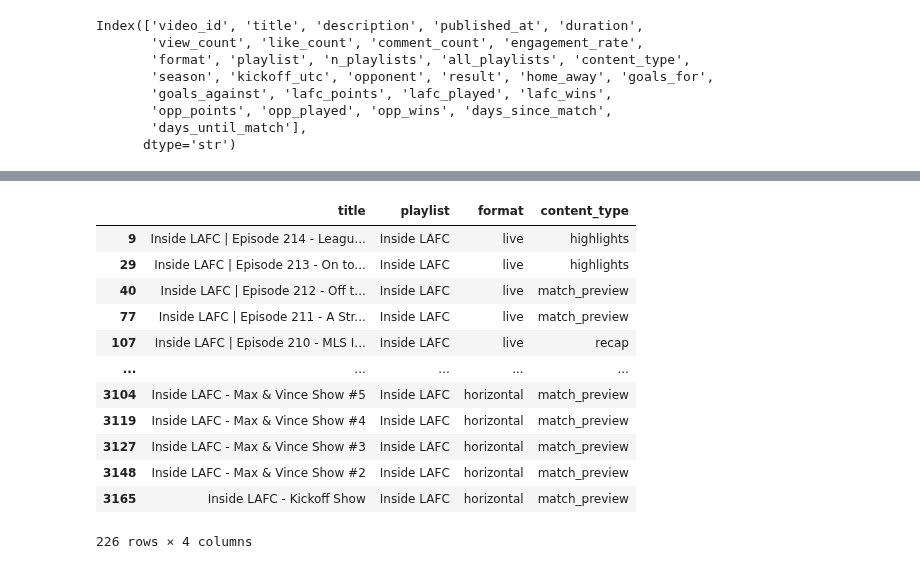
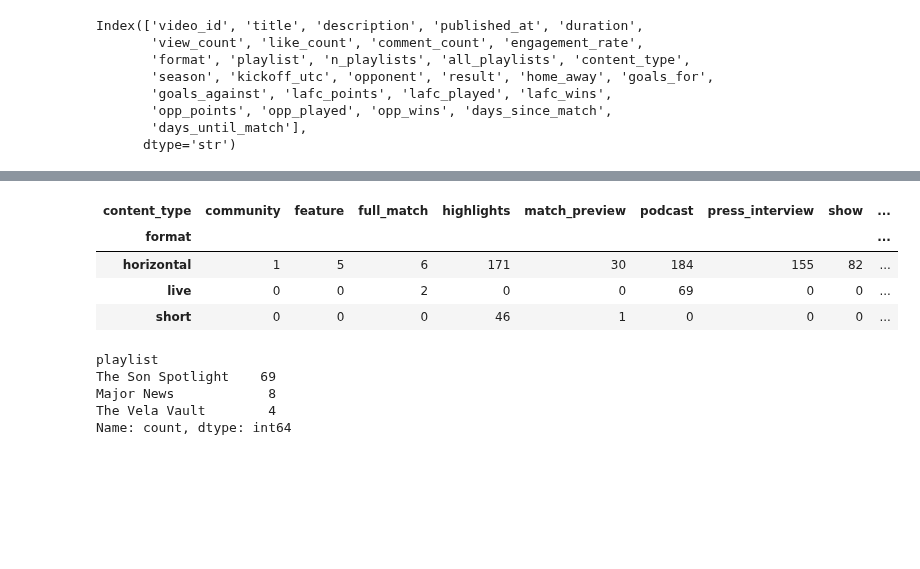
Before and after one commit to great-wave/lafc_content, a Jupyter notebook: notebooks/exploration.ipynb, the cells around one changed output, grey strips where cells are left out. Cells and saved outputs as stored; diff of their text form; code cells hidden in the pictures; blank space fills up the shorter version.

```diff
--- a/notebooks/exploration.ipynb
+++ b/notebooks/exploration.ipynb
@@ -94,15 +105,17 @@ horizontal    1518.0
 Name: view_count, dtype: float64
 # %%
-order = df.groupby('format')['view_count'].median().sort_values(ascending=False).index.tolist()
-n = df['format'].value_counts()
+df['playback_type'] = np.where(df['format'] == 'short', 'short', 'horizontal+live')
+
+order = ['short', 'horizontal+live']
+n = df['playback_type'].value_counts()
 
 fig = px.box(
-    df, x='format', y='view_count',
+    df, x='playback_type', y='view_count',
     log_y=True,
-    color='format',
-    category_orders={'format': order},
-    title='View Count by Format',
-    labels={'format': '', 'view_count': 'View Count'},
+    color='playback_type',
+    category_orders={'playback_type': order},
+    title='View Count by Playback Type - Short vs. Horizontal+Live',
+    labels={'playback_type': '', 'view_count': 'View Count'},
 )
 
 fig.update_traces(marker=dict(opacity=0.3, size=4), jitter=0.4)
@@ -132,18 +133,0 @@ Index(['video_id', 'title', 'description', 'published_at', 'duration',
-# %%
-inside_lafc_df = df[df['playlist'] == 'Inside LAFC'].copy()
-slice = inside_lafc_df[['title', 'playlist', 'format', 'content_type']]
-slice
-# %% [output]
-|  | title | playlist | format | content_type |
-| 9 | Inside LAFC | Episode 214 - Leagu... | Inside LAFC | live | highlights |
-| 29 | Inside LAFC | Episode 213 - On to... | Inside LAFC | live | highlights |
-| 40 | Inside LAFC | Episode 212 - Off t... | Inside LAFC | live | match_preview |
-| 77 | Inside LAFC | Episode 211 - A Str... | Inside LAFC | live | match_preview |
-| 107 | Inside LAFC | Episode 210 - MLS I... | Inside LAFC | live | recap |
-| ... | ... | ... | ... | ... |
-| 3104 | Inside LAFC - Max & Vince Show #5 | Inside LAFC | horizontal | match_preview |
-| 3119 | Inside LAFC - Max & Vince Show #4 | Inside LAFC | horizontal | match_preview |
-| 3127 | Inside LAFC - Max & Vince Show #3 | Inside LAFC | horizontal | match_preview |
-| 3148 | Inside LAFC - Max & Vince Show #2 | Inside LAFC | horizontal | match_preview |
-| 3165 | Inside LAFC - Kickoff Show | Inside LAFC | horizontal | match_preview |
-226 rows × 4 columns
@@ -150 +157,10 @@ slice
+# %%
+thing = pd.crosstab(df['format'], df['content_type'])
+thing
+# %% [output]
+| content_type | community | feature | full_match | highlights | match_preview | podcast | press_interview | show | ... |
+| format |  |  |  |  |  |  |  |  | ... |
+| horizontal | 1 | 5 | 6 | 171 | 30 | 184 | 155 | 82 | ... |
+| live | 0 | 0 | 2 | 0 | 0 | 69 | 0 | 0 | ... |
+| short | 0 | 0 | 0 | 46 | 1 | 0 | 0 | 0 | ... |
 # %%
@@ -172,12 +186,15 @@ fig.update_yaxes(
 
 fig.show()
 # %%
-fig = px.histogram(
-    df, x='engagement_rate',
-    nbins=80,
-    title= 'Engagement rate per video'
-    )
-fig.show()
+unclassified_df = df[df['content_type'] == 'unclassified'].copy()
+unclassified_df[['title', 'format', 'playback_type', 'content_type', 'playlist']].sample(30)
+unclassified_df['playlist'].value_counts()
+# %% [output]
+playlist
+The Son Spotlight    69
+Major News            8
+The Vela Vault        4
+Name: count, dtype: int64
 # %%
 df.groupby('format_family')['engagement_rate'].median().sort_values()
 # %%
```
Also changed, not shown: parts of 9 cells of this notebook, 5 other files.
